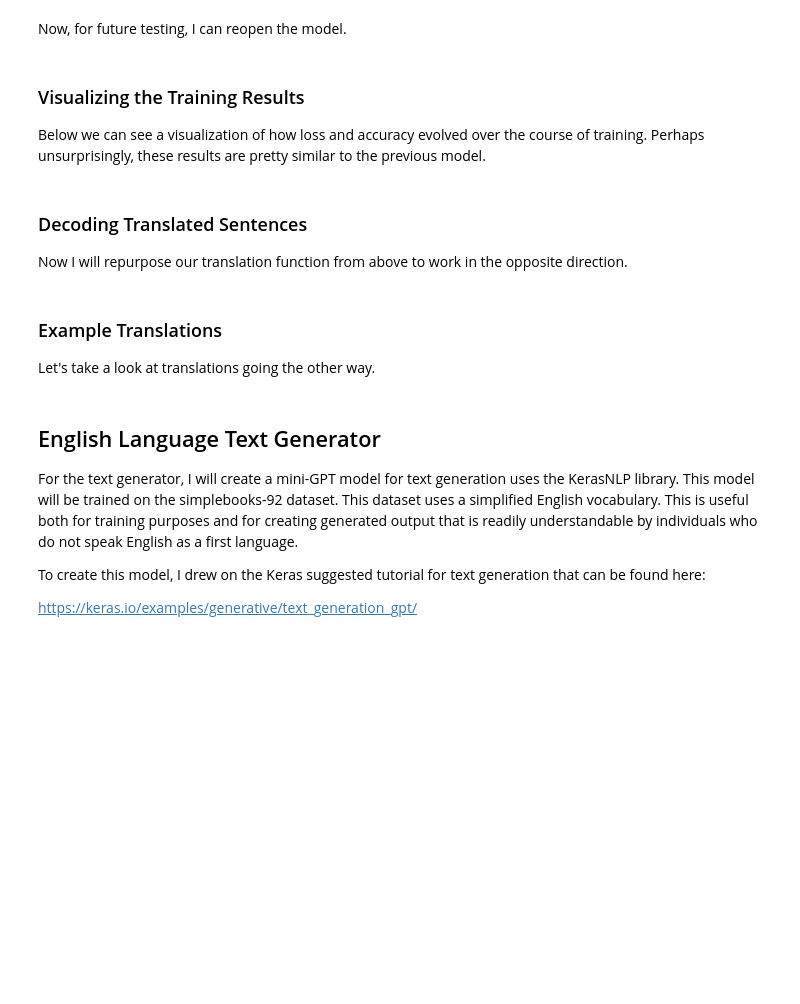
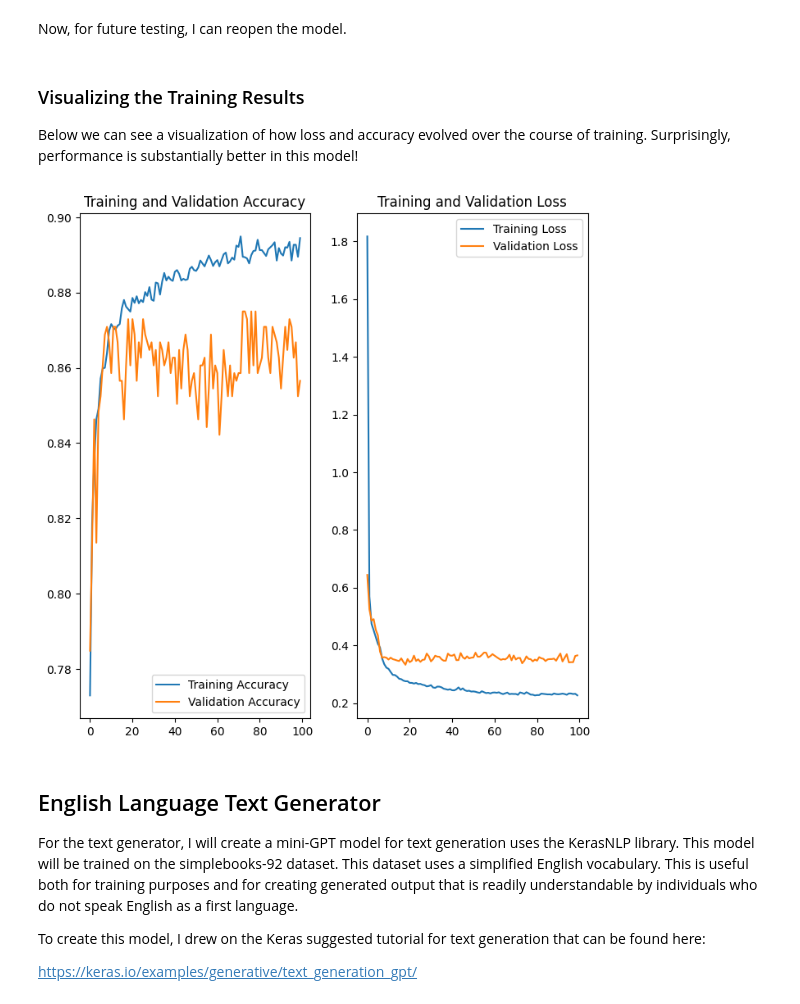
Before and after one commit to billingsmoore/nepali-gpt, a Jupyter notebook: Nepali-Tutor.ipynb, the cells around one changed output. Saved outputs shown, nothing was run; the diff lists cells and outputs as text; code cells hidden in the pictures; blank space fills up the shorter version.

```diff
--- a/Nepali-Tutor.ipynb
+++ b/Nepali-Tutor.ipynb
@@ -455,14 +468,13 @@ Now that the English to Nepali Translator is finished, it's time to reverse the
 There's no need to repeat the setup stages nor the importing and preprocessing of data, since it can all be reused from the first translator. We can simply refactor our preprocess_batch function to reverse which language is the input and which language is the output.
 # %%
 def nep_eng_preprocess_batch(eng, nep):
-    batch_size = tf.shape(nep)[0]
 
     eng = eng_tokenizer(eng)
     nep = nep_tokenizer(nep)
 
     # pad eng to max_sequence_length
     eng_start_end_packer = keras_nlp.layers.StartEndPacker(
-        sequence_length=MAX_SEQUENCE_LENGTH,
+        sequence_length=MAX_SEQUENCE_LENGTH+1,
         pad_value = eng_tokenizer.token_to_id("[PAD]"),
     )
 
@@ -470,7 +482,7 @@ def nep_eng_preprocess_batch(eng, nep):
 
     # add special tokens [start] and [end] and pad nep
     nep_start_end_packer = keras_nlp.layers.StartEndPacker(
-        sequence_length = MAX_SEQUENCE_LENGTH + 1,
+        sequence_length = MAX_SEQUENCE_LENGTH,
         start_value = nep_tokenizer.token_to_id("[START]"),
         end_value = nep_tokenizer.token_to_id("[END]"),
         pad_value = nep_tokenizer.token_to_id("[PAD]")
@@ -483,7 +495,7 @@ def nep_eng_preprocess_batch(eng, nep):
         "encoder_inputs": nep,
         "decoder_inputs": eng[:, :-1]
         },
-        nep[:, 1:],
+        eng[:, 1:],
     )
 
 def make_dataset(pairs):
@@ -526,6 +556,6 @@ nep_eng_translator.compile(
 # %%
 nep_eng_history = nep_eng_translator.fit(
     nep_eng_train_ds,
-    epochs=EPOCHS,
+    epochs=100,
     validation_data=nep_eng_val_ds
     )
@@ -540,30 +588,28 @@ nep_eng_translator = tf.keras.models.load_model('models/nep-eng-translator.keras
 # %% [markdown]
 ### Visualizing the Training Results
 
-Below we can see a visualization of how loss and accuracy evolved over the course of training. Perhaps unsurprisingly, these results are pretty similar to the previous model.
+Below we can see a visualization of how loss and accuracy evolved over the course of training. Surprisingly, performance is substantially better in this model!
 # %%
 acc = nep_eng_history.history['accuracy']
 val_acc = nep_eng_history.history['val_accuracy']
 
 loss = nep_eng_history.history['loss']
 val_loss = nep_eng_history.history['val_loss']
 
-epochs_range = range(EPOCHS)
+epochs_range = range(100)
 
 plt.figure(figsize=(8, 8))
 plt.subplot(1, 2, 1)
 plt.plot(epochs_range, acc, label='Training Accuracy')
 plt.plot(epochs_range, val_acc, label='Validation Accuracy')
 plt.legend(loc='lower right')
 plt.title('Training and Validation Accuracy')
 
 plt.subplot(1, 2, 2)
 plt.plot(epochs_range, loss, label='Training Loss')
 plt.plot(epochs_range, val_loss, label='Validation Loss')
 plt.legend(loc='upper right')
 plt.title('Training and Validation Loss')
 plt.show()
+# %% [output]
+[figure, added]
-# %% [markdown]
-### Decoding Translated Sentences
-
-Now I will repurpose our translation function from above to work in the opposite direction.
@@ -596,4 +615,0 @@ def nep_eng_translate(input_sentences):
-# %% [markdown]
-### Example Translations
-
-Let's take a look at translations going the other way.
```
Also changed, not shown: parts of 23 cells of this notebook.
